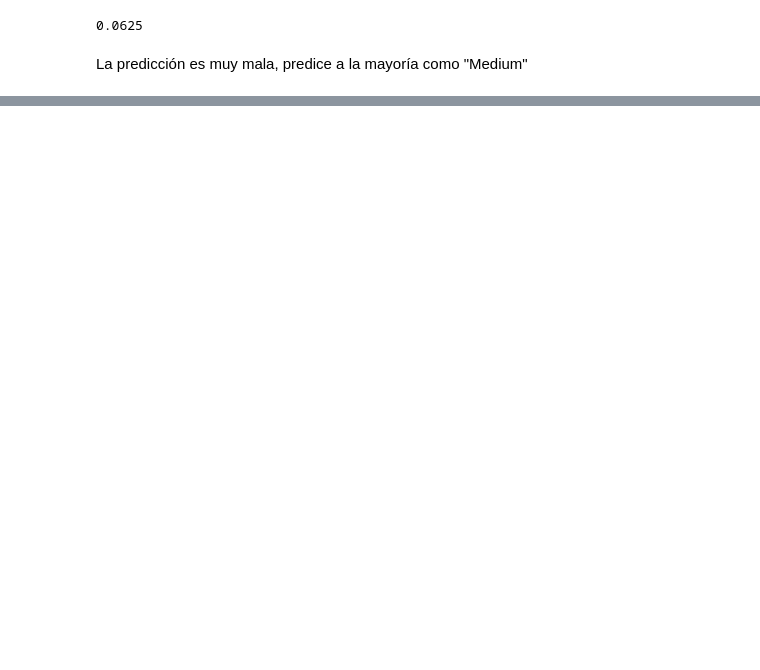
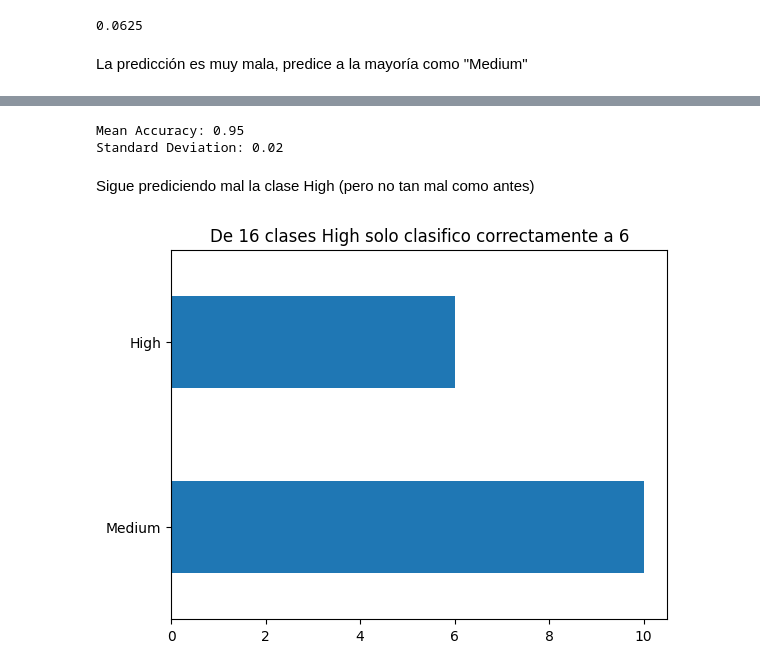
Before and after one commit to Amolihua/ML3037-GRUPO4-ALDIMI, a Jupyter notebook: test_dataset_risk.ipynb, the cells around one changed output, grey strips where cells are left out. Drawn from its saved outputs; the diff is of its cells as text; code cells hidden in the pictures; blank space fills up the shorter version.

```diff
--- a/test_dataset_risk.ipynb
+++ b/test_dataset_risk.ipynb
@@ -117,4 +97,4 @@ for i in high.index.values:
         dropped.append(i)
 
 X_test_high = high.drop(dropped)
-X_test_high = X_test_high.drop(["Risk_Level", "Overall_Risk_Score"], axis=1).select_dtypes(["int64", "float64"])
+X_test_high = X_test_high[["Air_Pollution", "Smoking", "Alcohol_Use", "Occupational_Hazards", "Diet_Salted_Processed", "Obesity", "Diet_Red_Meat"]]
@@ -121,7 +113,7 @@ X_test_high = X_test_high.drop(["Risk_Level", "Overall_Risk_Score"], axis=1).sel
 # %%
 
-pred = rf.predict(X_test_high)
-print(accuracy_score(high["Risk_Level"].drop(dropped), pred))
+pred2 = rf.predict(X_test_high)
+print(accuracy_score(high["Risk_Level"].drop(dropped), pred2))
 # %% [output]
 0.0625
 # %% [markdown]
@@ -134,0 +195,17 @@ array(['Medium', 'Medium', 'Medium', 'Medium', 'Medium', 'Medium',
+# %%
+
+scores = cross_val_score(rf_val, X_train_sm, Y_train_sm, cv=10)
+
+print(f"Mean Accuracy: {scores.mean():.2f}")
+print(f"Standard Deviation: {scores.std():.2f}")
+# %% [output]
+Mean Accuracy: 0.95
+Standard Deviation: 0.02
+# %% [markdown]
+Sigue prediciendo mal la clase High (pero no tan mal como antes)
+# %%
+pd.Series(pred2).value_counts().plot.barh()
+plt.title("De 16 clases High solo clasifico correctamente a 6")
+plt.show()
+# %% [output]
+[figure, added]
```
Also changed, not shown: parts of 32 cells of this notebook.
